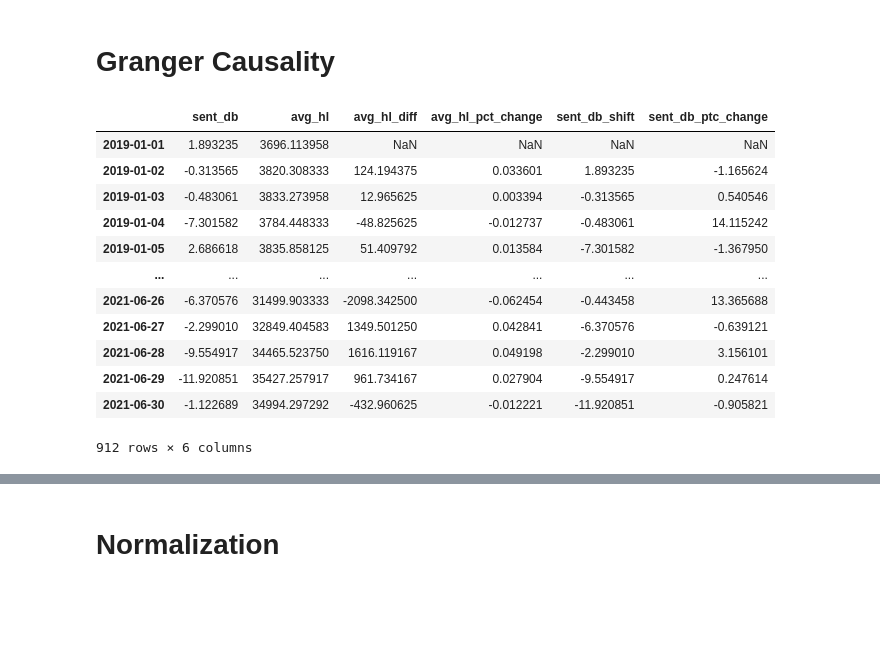
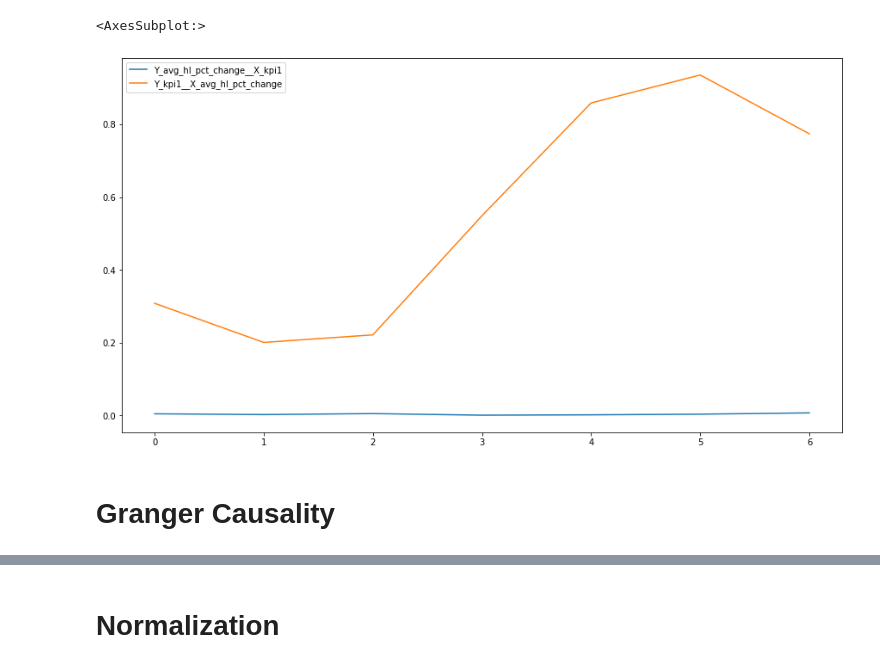
Before and after one commit to VeniJeen/CryptoSent, a Jupyter notebook: SandBox/test.ipynb, the cells around one changed output, grey strips where cells are left out. Saved outputs shown, nothing was run; the diff lists cells and outputs as text; code cells hidden in the pictures; blank space fills up the shorter version.

```diff
--- a/SandBox/test.ipynb
+++ b/SandBox/test.ipynb
@@ -16,5 +19,7 @@ from CryptoSent.tools import utils as cs
 #from CryptoSent.cs_models.finbertlong import fin_bert_long
 #from CryptoSent.cs_models.distilbert import distil_bert
+# %%
+btc=get_btc_actual_hourly()
 # %%
 p=r'C:\Users\Ben\Desktop\Diplomatiki\CryptoSent\Datasets\Main Dataset\submissions.pickle'
 df=pd.read_pickle(p)
@@ -90 +40,3 @@ def get_ts_2axis(sent,btc,resample_period='w',btc_transformation='diff'):
+# %%
+top=pd.read_pickle(r'C:\Users\Ben\Desktop\Diplomatiki\CryptoSent\Datasets\other\btc_subs_top100k.pickle')
 # %%
@@ -91,0 +46,16 @@ get_ts_2axis(top.sent_db,q.avg_hl,'d','pct_change')
+# %%
+def get_experts(df):
+    df.award_count=df.award_count.replace('Empty',0)
+    df.award_coin_price=df.award_coin_price.replace('Empty',0)
+    df['kpi1']=df.apply(lambda row: row['award_count']*row['award_coin_price'] if type(row['award_count'])==int
+                                            else sum(np.multiply(np.array(list(row['award_count'])),np.array(list(row['award_coin_price'])))),axis=1)
+
+    #top_authors=df[df.author!='[deleted]'].sort_values(by='kpi1',ascending=False).head(1000).author.unique().tolist()
+    #return top_authors
+    #top_authors_df=top[top.author.isin(get_experts(top))]
+get_experts(top)
+qa=top[['kpi1','score','num_comments','sent_db','id']]
+qa=qa.replace(0,1)
+qa['influence']=np.log((qa.kpi1*qa.score*qa.num_comments))
+qa['kpi2']=np.log((qa.kpi1*qa.score*qa.num_comments))*qa.sent_db
+qa=qa.sort_values(by='influence',ascending=False)
@@ -92,3 +81,10 @@ get_ts_2axis(top.sent_db,q.avg_hl,'d','pct_change')
+# %%
+res=eval.result_processing(qa.head(10000).kpi1,btc.avg_hl,resample_period='d')
+inm=res[['kpi1','avg_hl_pct_change']].dropna()
+eval.get_granger_causality(inm,maxlag=7).plot(figsize=(15,8))
+# %% [output]
+<AxesSubplot:>
+[figure, added]
 # %% [markdown]
 
 # Granger Causality
@@ -110,16 +90,0 @@ def res_proc(sentiment,coin_price,resample_period='d'):
-# %%
-res_proc(top.sent_db,q.avg_hl,resample_period='d')
-# %% [output]
-|  | sent_db | avg_hl | avg_hl_diff | avg_hl_pct_change | sent_db_shift | sent_db_ptc_change |
-| 2019-01-01 | 1.893235 | 3696.113958 | NaN | NaN | NaN | NaN |
-| 2019-01-02 | -0.313565 | 3820.308333 | 124.194375 | 0.033601 | 1.893235 | -1.165624 |
-| 2019-01-03 | -0.483061 | 3833.273958 | 12.965625 | 0.003394 | -0.313565 | 0.540546 |
-| 2019-01-04 | -7.301582 | 3784.448333 | -48.825625 | -0.012737 | -0.483061 | 14.115242 |
-| 2019-01-05 | 2.686618 | 3835.858125 | 51.409792 | 0.013584 | -7.301582 | -1.367950 |
-| ... | ... | ... | ... | ... | ... | ... |
-| 2021-06-26 | -6.370576 | 31499.903333 | -2098.342500 | -0.062454 | -0.443458 | 13.365688 |
-| 2021-06-27 | -2.299010 | 32849.404583 | 1349.501250 | 0.042841 | -6.370576 | -0.639121 |
-| 2021-06-28 | -9.554917 | 34465.523750 | 1616.119167 | 0.049198 | -2.299010 | 3.156101 |
-| 2021-06-29 | -11.920851 | 35427.257917 | 961.734167 | 0.027904 | -9.554917 | 0.247614 |
-| 2021-06-30 | -1.122689 | 34994.297292 | -432.960625 | -0.012221 | -11.920851 | -0.905821 |
-912 rows × 6 columns
```
Also changed, not shown: parts of 54 cells of this notebook, 4 other files.
